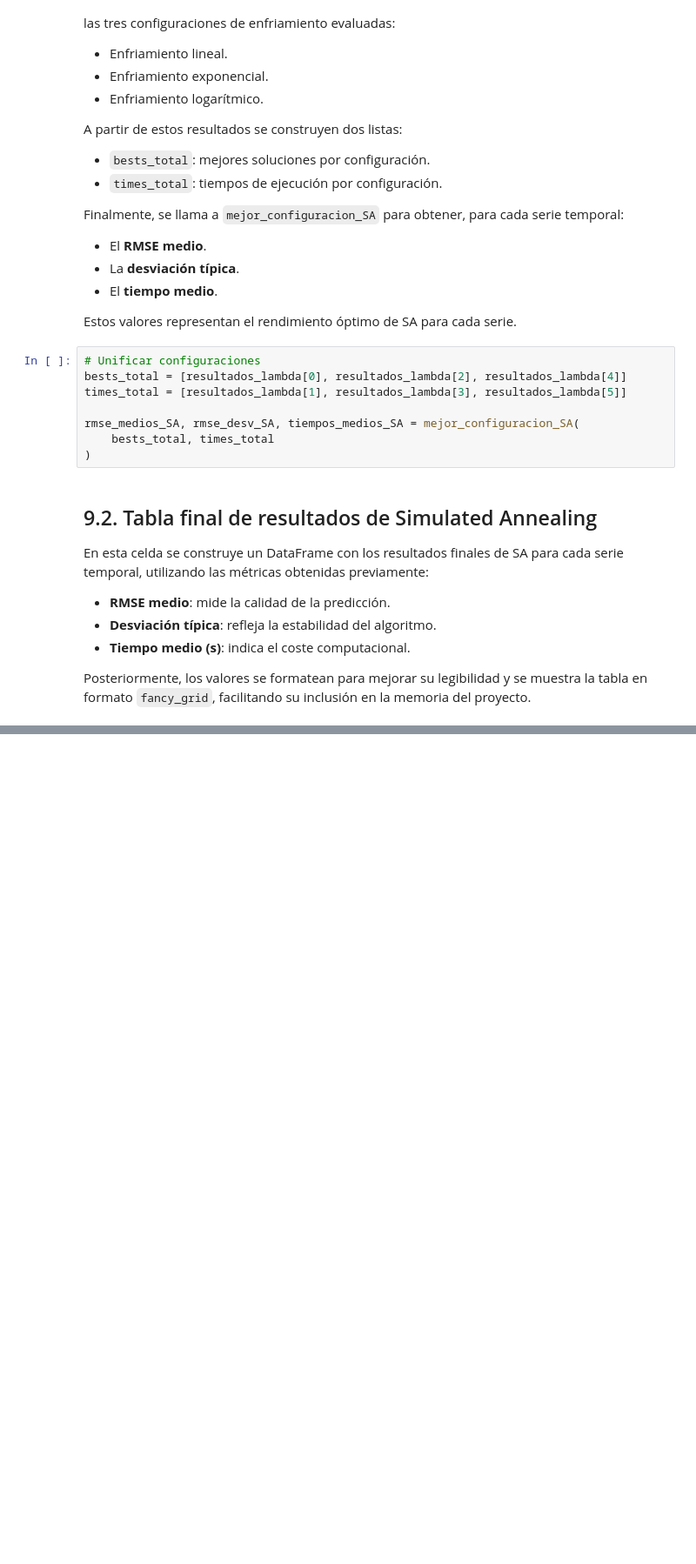
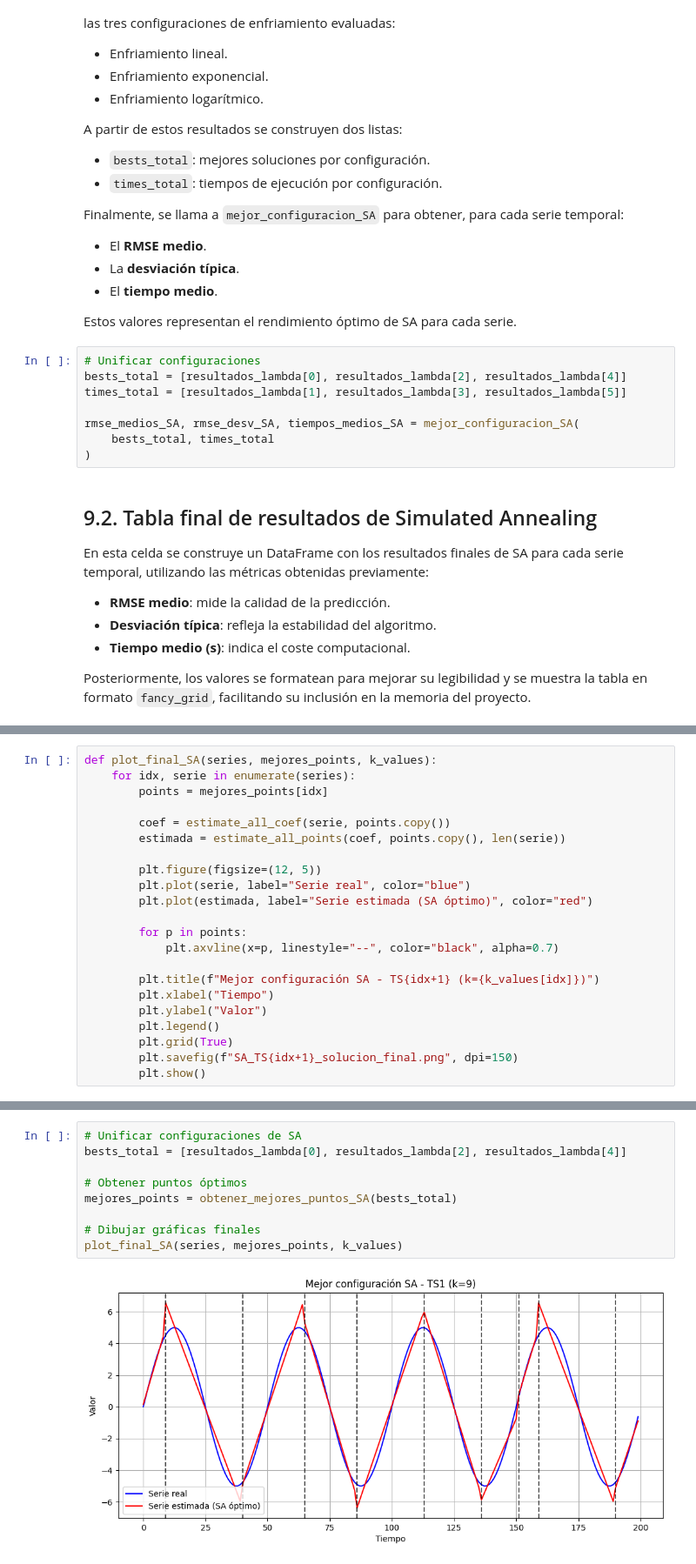
Before and after one commit to darkghost078/p1-Metaheuristica, a Jupyter notebook: SA/Simulated_Annealing.ipynb, the cells around one changed output, grey strips where cells are left out. Shown at 87% size. Drawn from its saved outputs; the diff is of its cells as text; blank space fills up the shorter version.

Commit message:
refactor: graphics

```diff
--- a/SA/Simulated_Annealing.ipynb
+++ b/SA/Simulated_Annealing.ipynb
@@ -852,0 +917,22 @@ print(tabulate(tabla_formateada_SA, headers="keys", tablefmt="fancy_grid", showi
+# %%
+def plot_final_SA(series, mejores_points, k_values):
+    for idx, serie in enumerate(series):
+        points = mejores_points[idx]
+
+        coef = estimate_all_coef(serie, points.copy())
+        estimada = estimate_all_points(coef, points.copy(), len(serie))
+
+        plt.figure(figsize=(12, 5))
+        plt.plot(serie, label="Serie real", color="blue")
+        plt.plot(estimada, label="Serie estimada (SA óptimo)", color="red")
+
+        for p in points:
+            plt.axvline(x=p, linestyle="--", color="black", alpha=0.7)
+
+        plt.title(f"Mejor configuración SA - TS{idx+1} (k={k_values[idx]})")
+        plt.xlabel("Tiempo")
+        plt.ylabel("Valor")
+        plt.legend()
+        plt.grid(True)
+        plt.savefig(f"SA_TS{idx+1}_solucion_final.png", dpi=150)
+        plt.show()
@@ -852,0 +950,11 @@ print(tabulate(tabla_formateada_SA, headers="keys", tablefmt="fancy_grid", showi
+# %%
+# Unificar configuraciones de SA
+bests_total = [resultados_lambda[0], resultados_lambda[2], resultados_lambda[4]]
+
+# Obtener puntos óptimos
+mejores_points = obtener_mejores_puntos_SA(bests_total)
+
+# Dibujar gráficas finales
+plot_final_SA(series, mejores_points, k_values)
+# %% [output]
+[figure, added]
```
Also changed, not shown: parts of 7 cells of this notebook, 5 other files.
